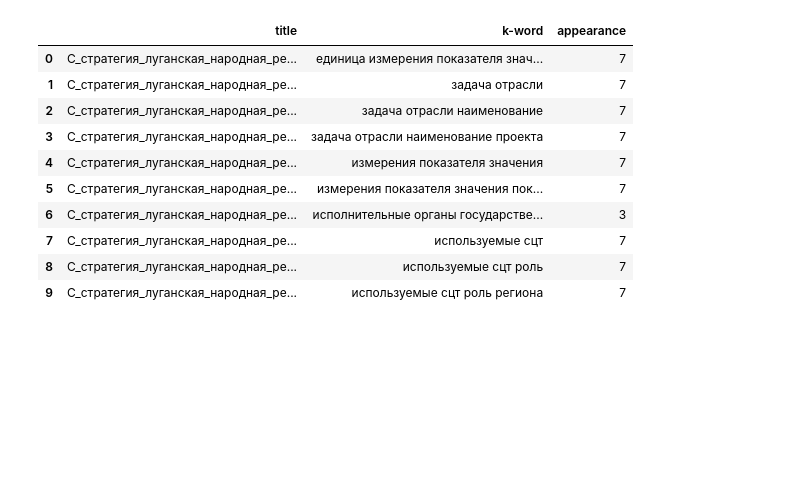
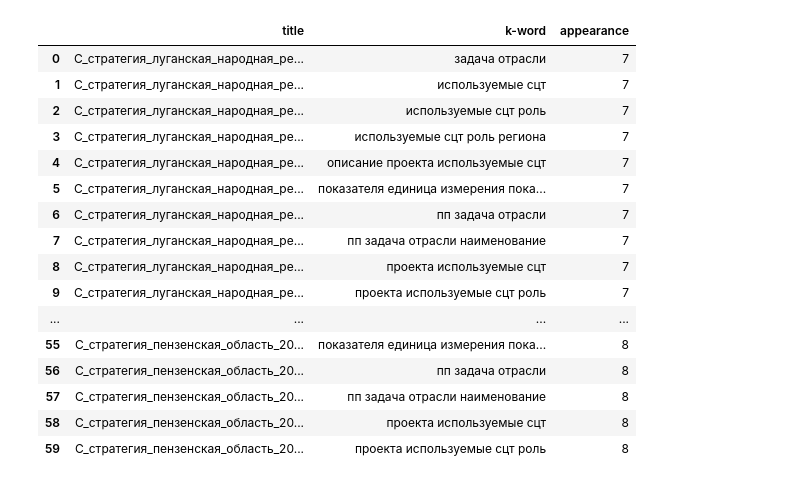
Before and after one commit to ostpanther/internetLAB, a Jupyter notebook: internetlab/code/k-w_extractions/TF-IDF/tf-idf_reg_corpus_over_2021-2023.ipynb, the cells around one changed output. Saved outputs shown, nothing was run; the diff lists cells and outputs as text; code cells hidden in the pictures; blank space fills up the shorter version.

```diff
--- a/internetlab/code/k-w_extractions/TF-IDF/tf-idf_reg_corpus_over_2021-2023.ipynb
+++ b/internetlab/code/k-w_extractions/TF-IDF/tf-idf_reg_corpus_over_2021-2023.ipynb
@@ -24,9 +21,29 @@ ModuleNotFoundError: No module named 'sklearn'
+# %%
+# загрузка
+import pandas as pd
+from sklearn.feature_extraction.text import TfidfVectorizer
+from nltk.corpus import stopwords
+import json
+
+def load_data(file):
+    with open (file, "r", encoding="utf-8") as f:
+        data = json.load(f)
+    return (data)
+
+def write_data(file, data):
+    with open (file, "w", encoding="utf-8") as f:
+        json.dump(data, f, indent=4)
+
+path_json = '/Users/gleb/Desktop/internerLAB/internetlab/docs/clean_docs/reg_clean/reg_over_2021-2023/2023/2023.json'
+
+title = [i.capitalize() for i in load_data(path_json)["title"]]
+content = load_data(path_json)["text"]
 # %%
 # tf-idf
 
 vectorizer = TfidfVectorizer(
     lowercase=True,
-    max_features=100, # тут топ частотность, т.е от самого частого к менее
+    max_features=20, # тут топ частотность, т.е от самого частого к менее
     max_df=0.8, # рейтинг слов больше 80% будут игнорироваться
     min_df=3, # слова которые появляются реже 3 раз - игнорируются
     ngram_range = (2,4), # n-gram от n слова до фразы из m
@@ -39,6 +56,21 @@ features_name = vectorizer.get_feature_names_out()
 
 dense = vectors.todense() # -> matrix
 denselist = dense.tolist() # -> list-matrix
+
+# загрузка k-w
+
+# финальный список
+all_keywords = []
+
+# в данном цикле проверяется частотность слова/фраз из вектора. Если из итоговый рейтинг > 0 то это k-words
+for desc in denselist:
+    x=0
+    keywords = list(set([]))
+    for word in desc:
+        if word > 0:
+            keywords.append(features_name[x])
+        x +=1
+    all_keywords.append(keywords)
 # %%
 # загрузка k-w
 
@@ -85,16 +117,22 @@ df['appearance']= kw_count
 
 # df.to_csv('reg_2023_k-w_table.csv', index=False, encoding='UTF-16')
 # %%
-df.head(10)
+df.head(60)
 # %% [output]
 |  | title | k-word | appearance |
-| 0 | C_стратегия_луганская_народная_ре... | единица измерения показателя знач... | 7 |
-| 1 | C_стратегия_луганская_народная_ре... | задача отрасли | 7 |
-| 2 | C_стратегия_луганская_народная_ре... | задача отрасли наименование | 7 |
-| 3 | C_стратегия_луганская_народная_ре... | задача отрасли наименование проекта | 7 |
-| 4 | C_стратегия_луганская_народная_ре... | измерения показателя значения | 7 |
-| 5 | C_стратегия_луганская_народная_ре... | измерения показателя значения пок... | 7 |
-| 6 | C_стратегия_луганская_народная_ре... | исполнительные органы государстве... | 3 |
-| 7 | C_стратегия_луганская_народная_ре... | используемые сцт | 7 |
-| 8 | C_стратегия_луганская_народная_ре... | используемые сцт роль | 7 |
-| 9 | C_стратегия_луганская_народная_ре... | используемые сцт роль региона | 7 |
+| 0 | C_стратегия_луганская_народная_ре... | задача отрасли | 7 |
+| 1 | C_стратегия_луганская_народная_ре... | используемые сцт | 7 |
+| 2 | C_стратегия_луганская_народная_ре... | используемые сцт роль | 7 |
+| 3 | C_стратегия_луганская_народная_ре... | используемые сцт роль региона | 7 |
+| 4 | C_стратегия_луганская_народная_ре... | описание проекта используемые сцт | 7 |
+| 5 | C_стратегия_луганская_народная_ре... | показателя единица измерения пока... | 7 |
+| 6 | C_стратегия_луганская_народная_ре... | пп задача отрасли | 7 |
+| 7 | C_стратегия_луганская_народная_ре... | пп задача отрасли наименование | 7 |
+| 8 | C_стратегия_луганская_народная_ре... | проекта используемые сцт | 7 |
+| 9 | C_стратегия_луганская_народная_ре... | проекта используемые сцт роль | 7 |
+| ... | ... | ... | ... |
+| 55 | C_стратегия_пензенская_область_20... | показателя единица измерения пока... | 8 |
+| 56 | C_стратегия_пензенская_область_20... | пп задача отрасли | 8 |
+| 57 | C_стратегия_пензенская_область_20... | пп задача отрасли наименование | 8 |
+| 58 | C_стратегия_пензенская_область_20... | проекта используемые сцт | 8 |
+| 59 | C_стратегия_пензенская_область_20... | проекта используемые сцт роль | 8 |
```
Also changed, not shown: parts of 6 cells of this notebook, 26 other files.
